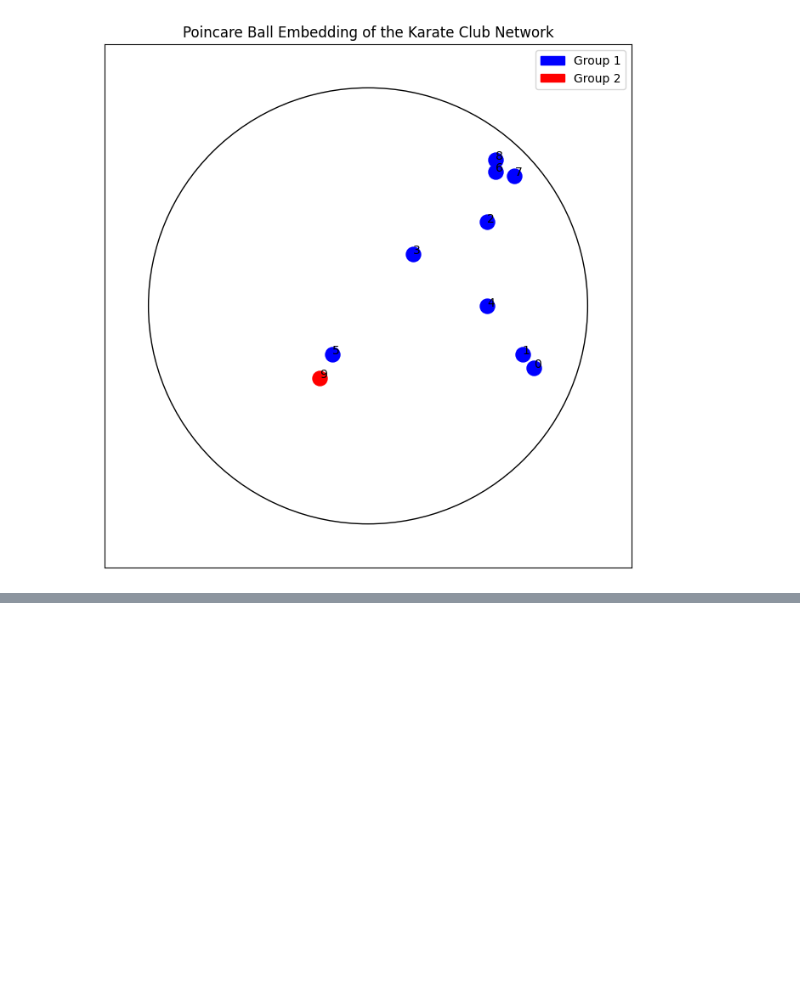
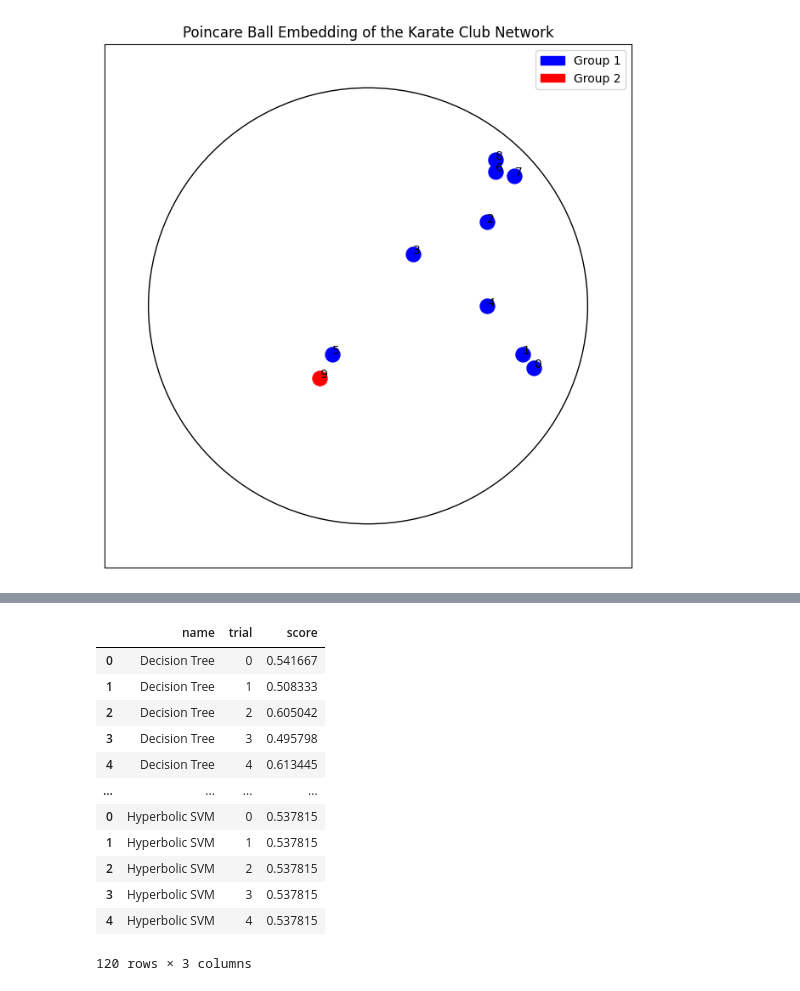
Before and after one commit to pchlenski/hyperdt, a Jupyter notebook: 4_graphs.ipynb, the cells around one changed output, grey strips where cells are left out. Cells and saved outputs as stored; diff of their text form; code cells hidden in the pictures; blank space fills up the shorter version.

```diff
--- a/4_graphs.ipynb
+++ b/4_graphs.ipynb
@@ -528,0 +591,38 @@ f"{accuracy_score(y_test, hsvm.predict(X_test)):.3f}"
+# %%
+# Can't use hsvm with cross_val_score, so do it manually:
+splits = KFold(n_splits=10).split(X_train)
+for split in splits:
+    X_train_split, X_val_split = X_train[split[0]], X_train[split[1]]
+    y_train_split, y_val_split = y_train[split[0]], y_train[split[1]]
+    hsvm.fit(X_train_split, y_train_split)
+    vals = pd.concat(
+        [
+            vals,
+            pd.DataFrame(
+                [
+                    [
+                        "Hyperbolic SVM",
+                        i,
+                        hsvm.score(X_val_split, y_val_split),
+                    ]
+                    for i in range(5)
+                ],
+                columns=["name", "trial", "score"],
+            ),
+        ]
+    )
+vals
+# %% [output]
+|  | name | trial | score |
+| 0 | Decision Tree | 0 | 0.541667 |
+| 1 | Decision Tree | 1 | 0.508333 |
+| 2 | Decision Tree | 2 | 0.605042 |
+| 3 | Decision Tree | 3 | 0.495798 |
+| 4 | Decision Tree | 4 | 0.613445 |
+| ... | ... | ... | ... |
+| 0 | Hyperbolic SVM | 0 | 0.537815 |
+| 1 | Hyperbolic SVM | 1 | 0.537815 |
+| 2 | Hyperbolic SVM | 2 | 0.537815 |
+| 3 | Hyperbolic SVM | 3 | 0.537815 |
+| 4 | Hyperbolic SVM | 4 | 0.537815 |
+120 rows × 3 columns
```
Also changed, not shown: parts of 9 cells of this notebook, 3 other files.
